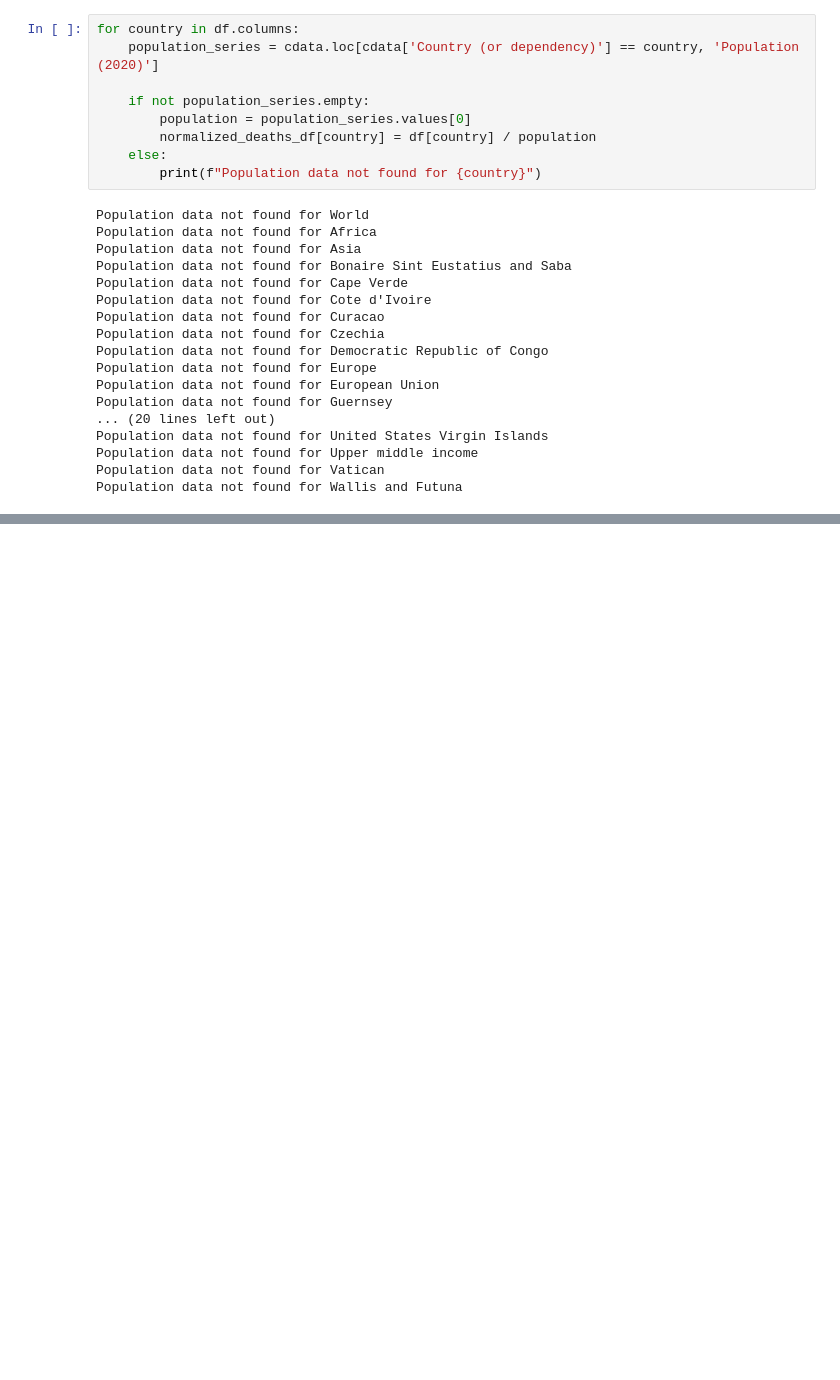
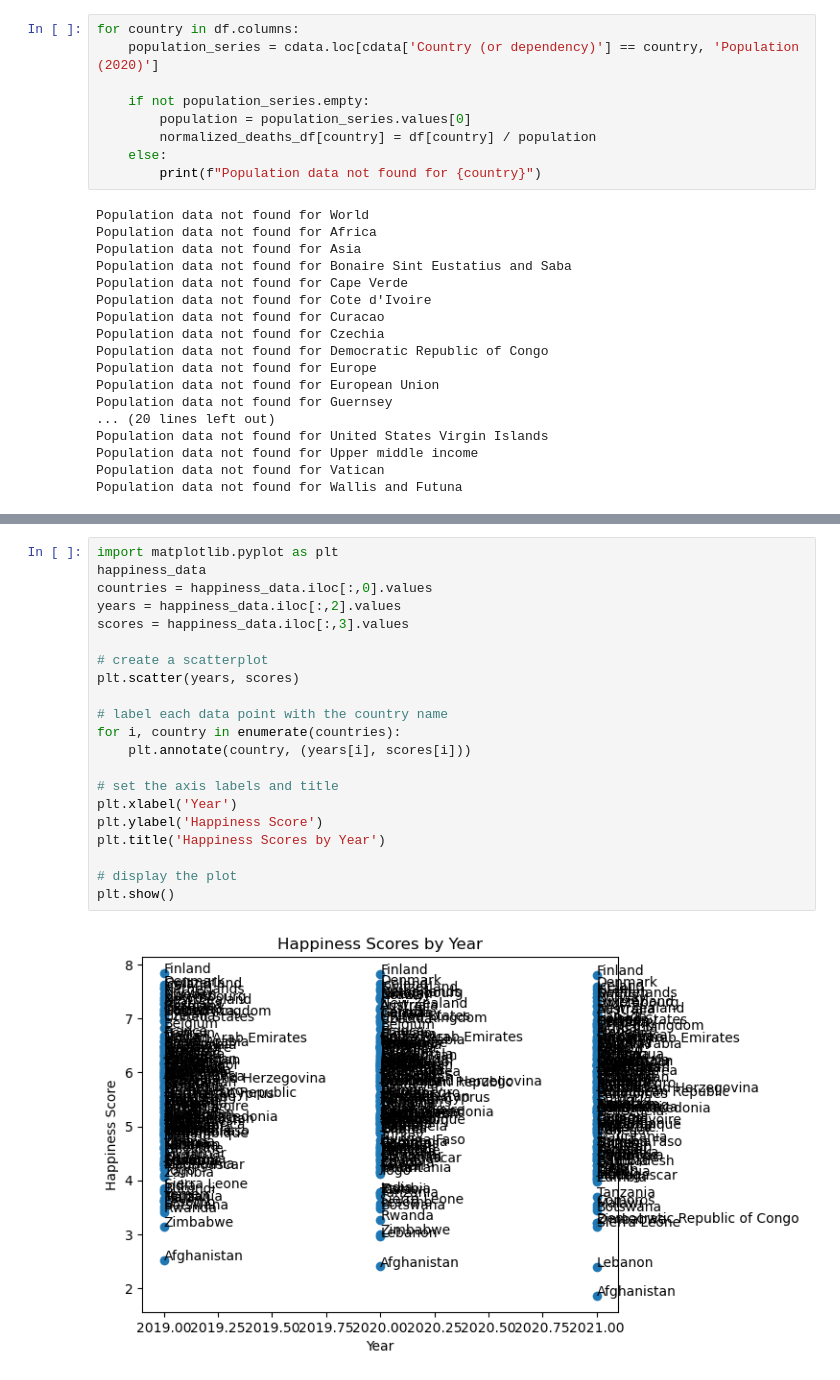
Before and after one commit to zadkhan/BigData_FinalProject, a Jupyter notebook: World Happiness.ipynb, the cells around one changed output, grey strips where cells are left out. Drawn from its saved outputs; the diff is of its cells as text; blank space fills up the shorter version.

```diff
--- a/World Happiness.ipynb
+++ b/World Happiness.ipynb
@@ -127,0 +151,23 @@ Population data not found for Wallis and Futuna
+# %%
+import matplotlib.pyplot as plt
+happiness_data
+countries = happiness_data.iloc[:,0].values
+years = happiness_data.iloc[:,2].values
+scores = happiness_data.iloc[:,3].values
+
+# create a scatterplot
+plt.scatter(years, scores)
+
+# label each data point with the country name
+for i, country in enumerate(countries):
+    plt.annotate(country, (years[i], scores[i]))
+
+# set the axis labels and title
+plt.xlabel('Year')
+plt.ylabel('Happiness Score')
+plt.title('Happiness Scores by Year')
+
+# display the plot
+plt.show()
+# %% [output]
+[figure, added]
```
Also changed, not shown: parts of 2 cells of this notebook.
